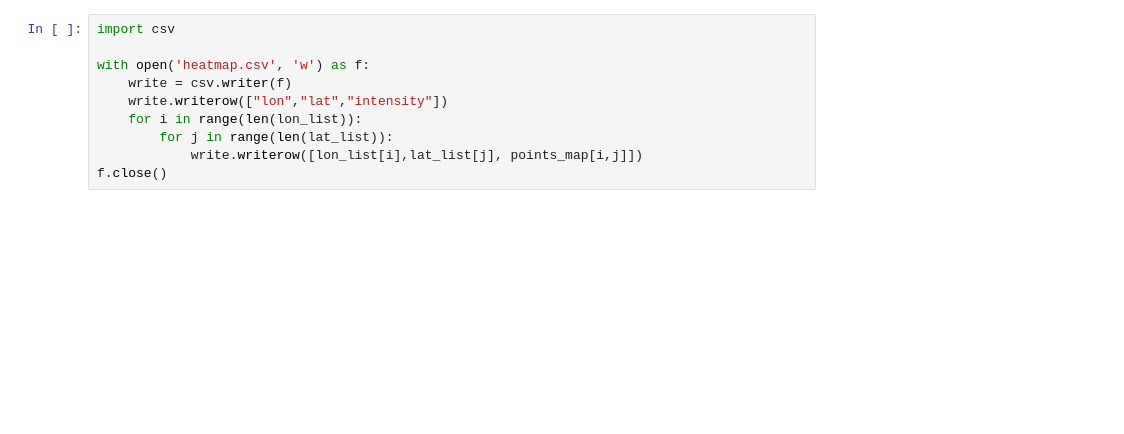
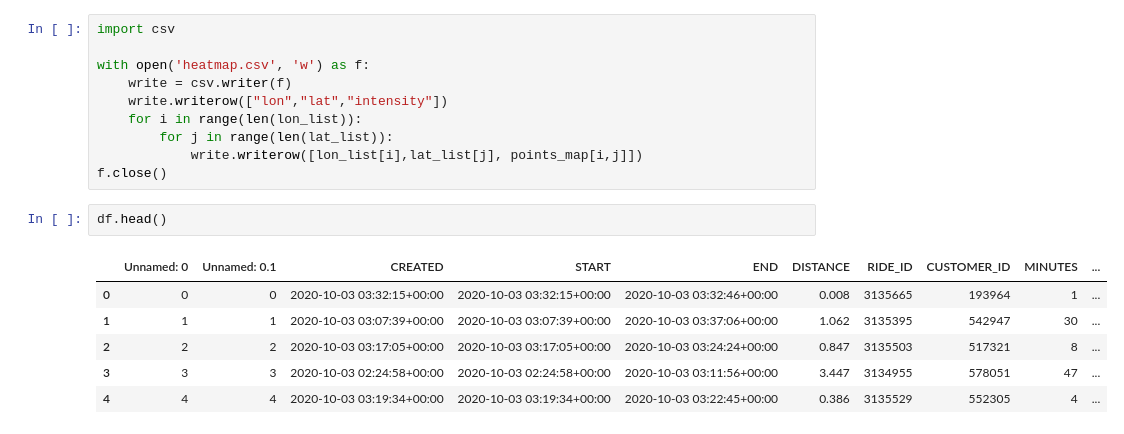
Before and after one commit to EntropicEffect/UMD_DC_2021_Team29, a Jupyter notebook: Heatmap.ipynb, the cells around one changed output. Drawn from its saved outputs; the diff is of its cells as text; blank space fills up the shorter version.

```diff
--- a/Heatmap.ipynb
+++ b/Heatmap.ipynb
@@ -210,3 +208,12 @@ with open('heatmap.csv', 'w') as f:
         for j in range(len(lat_list)):
             write.writerow([lon_list[i],lat_list[j], points_map[i,j]])
 f.close()
+# %%
+df.head()
+# %% [output]
+|  | Unnamed: 0 | Unnamed: 0.1 | CREATED | START | END | DISTANCE | RIDE_ID | CUSTOMER_ID | MINUTES | ... |
+| 0 | 0 | 0 | 2020-10-03 03:32:15+00:00 | 2020-10-03 03:32:15+00:00 | 2020-10-03 03:32:46+00:00 | 0.008 | 3135665 | 193964 | 1 | ... |
+| 1 | 1 | 1 | 2020-10-03 03:07:39+00:00 | 2020-10-03 03:07:39+00:00 | 2020-10-03 03:37:06+00:00 | 1.062 | 3135395 | 542947 | 30 | ... |
+| 2 | 2 | 2 | 2020-10-03 03:17:05+00:00 | 2020-10-03 03:17:05+00:00 | 2020-10-03 03:24:24+00:00 | 0.847 | 3135503 | 517321 | 8 | ... |
+| 3 | 3 | 3 | 2020-10-03 02:24:58+00:00 | 2020-10-03 02:24:58+00:00 | 2020-10-03 03:11:56+00:00 | 3.447 | 3134955 | 578051 | 47 | ... |
+| 4 | 4 | 4 | 2020-10-03 03:19:34+00:00 | 2020-10-03 03:19:34+00:00 | 2020-10-03 03:22:45+00:00 | 0.386 | 3135529 | 552305 | 4 | ... |
```
Also changed, not shown: parts of 6 cells of this notebook.
